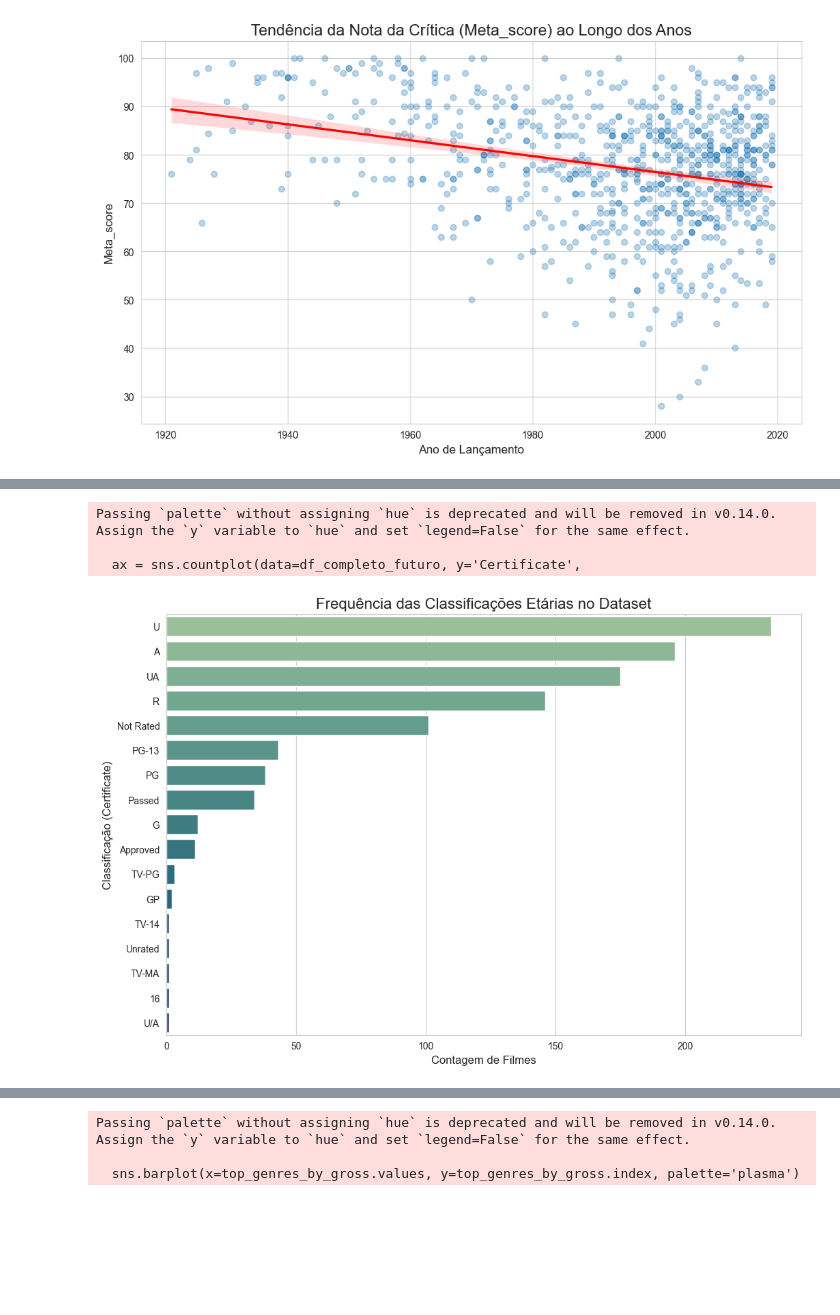
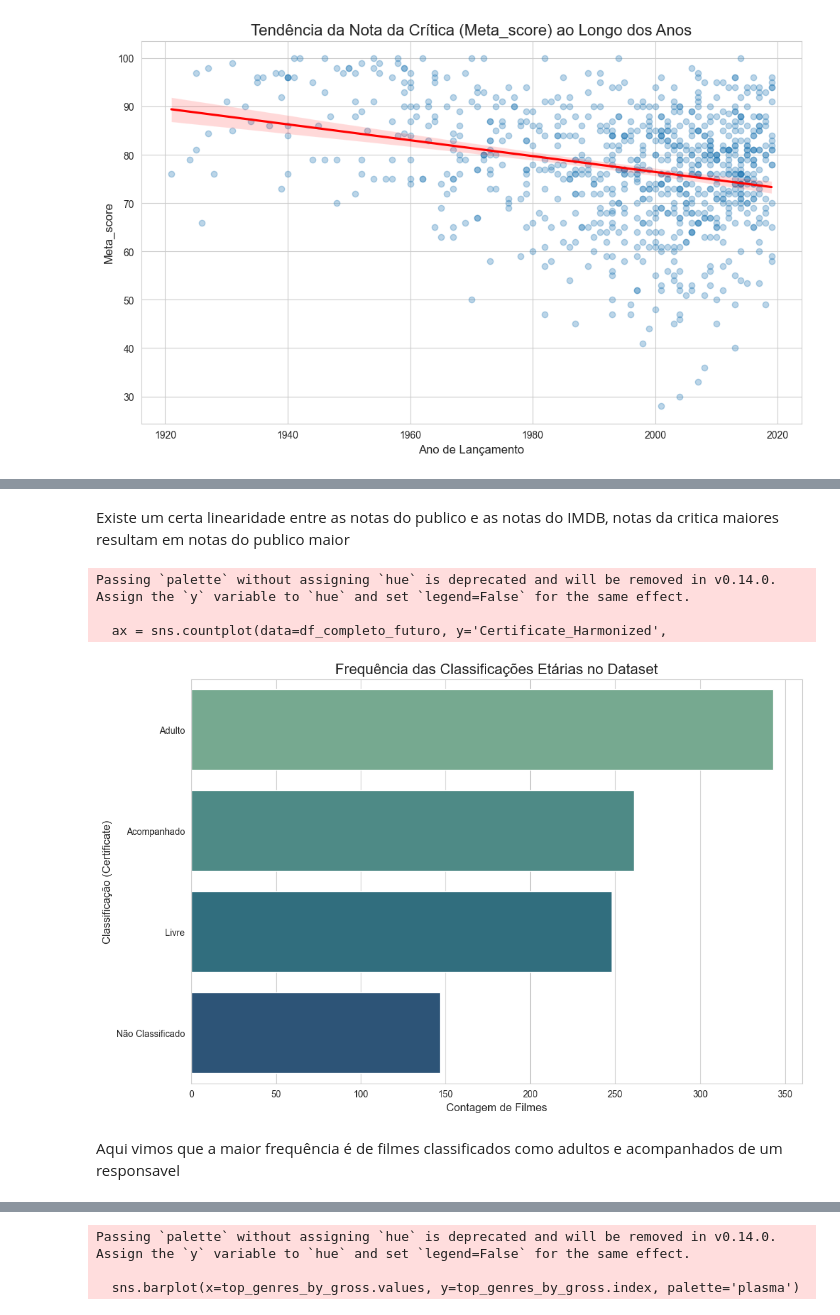
Before and after one commit to jrsm-hub/desafio-indicium-lighthouse, a Jupyter notebook: analise_filmes.ipynb, the cells around one changed output, grey strips where cells are left out. Cells and saved outputs as stored; diff of their text form; code cells hidden in the pictures; blank space fills up the shorter version.

```diff
--- a/analise_filmes.ipynb
+++ b/analise_filmes.ipynb
@@ -332,17 +346,21 @@ plt.show()
+# %% [markdown]
+Existe um certa linearidade entre as notas do publico e as notas do IMDB, notas da critica maiores resultam em notas do publico maior
 # %%
-# Usando o df_completo_imputado para ter a visão de todos os filmes.
+# Frequencia de
 plt.figure(figsize=(12, 8))
-ax = sns.countplot(data=df_completo_futuro, y='Certificate',
-                   order=df_completo_futuro['Certificate'].value_counts().index,
+ax = sns.countplot(data=df_completo_futuro, y='Certificate_Harmonized',
+                   order=df_completo_futuro['Certificate_Harmonized'].value_counts().index,
                    palette='crest')
 ax.set_title('Frequência das Classificações Etárias no Dataset', fontsize=16)
 ax.set_xlabel('Contagem de Filmes', fontsize=12)
 ax.set_ylabel('Classificação (Certificate)', fontsize=12)
 plt.show()
 # %% [output]
 Passing `palette` without assigning `hue` is deprecated and will be removed in v0.14.0. Assign the `y` variable to `hue` and set `legend=False` for the same effect.
 
-  ax = sns.countplot(data=df_completo_futuro, y='Certificate',
+  ax = sns.countplot(data=df_completo_futuro, y='Certificate_Harmonized',
-[figure, old version]
+[figure, new version]
+# %% [markdown]
+Aqui vimos que a maior frequência é de filmes classificados como adultos e acompanhados de um responsavel
 # %%
 # Ordena as categorias pela mediana da nota para melhor visualização
```
Also changed, not shown: parts of 55 cells of this notebook.
